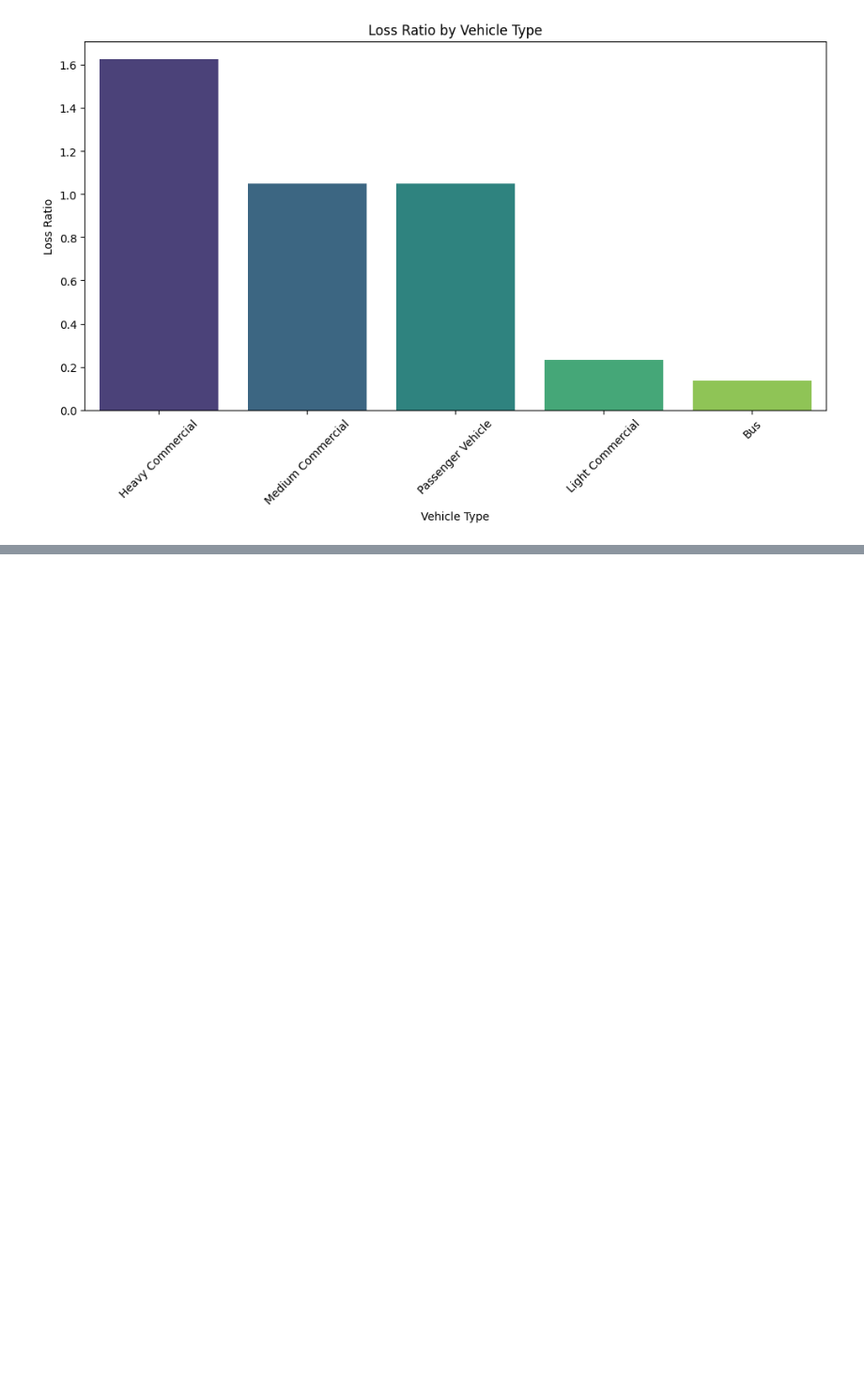
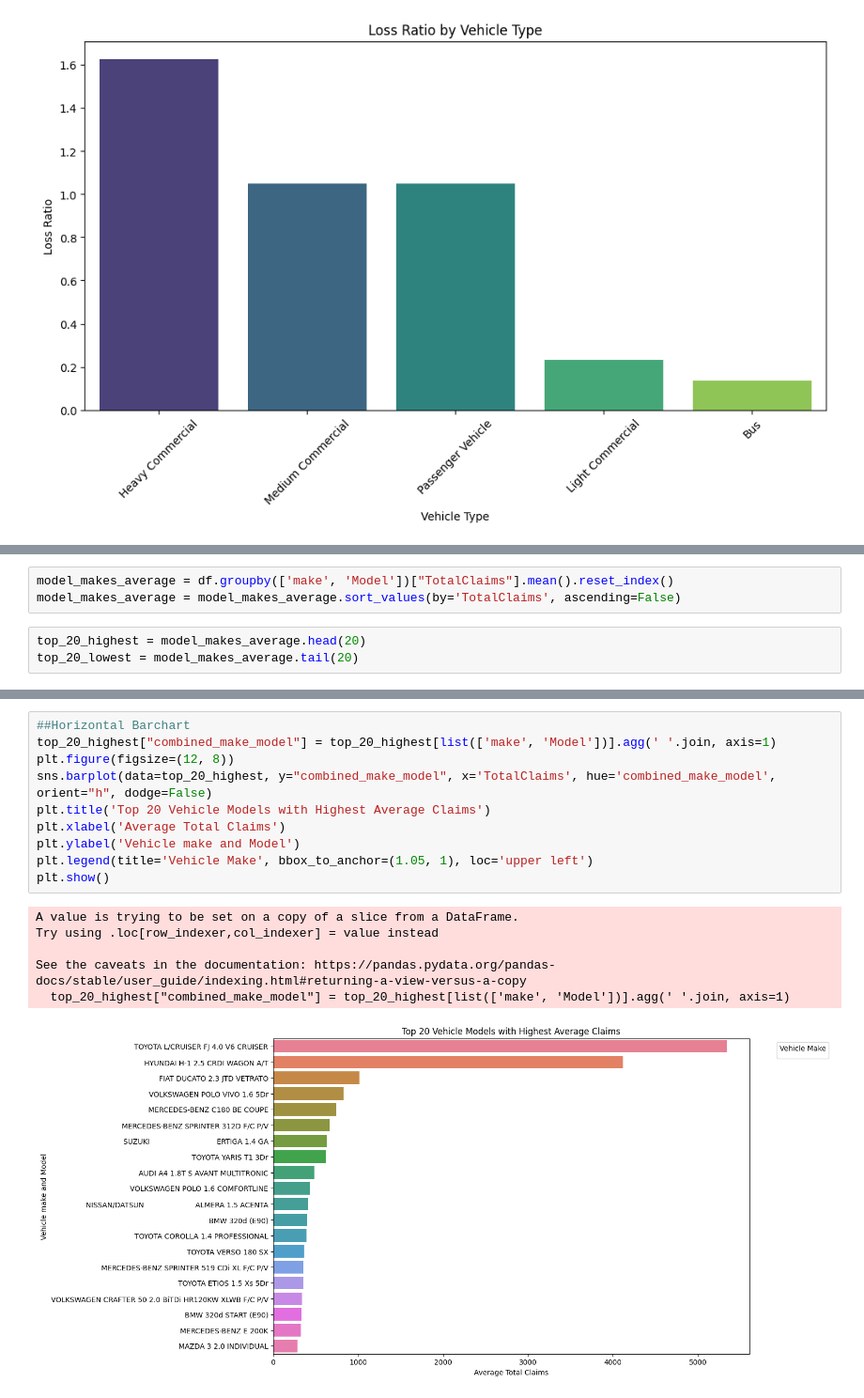
Before and after one commit to tegbiye/End-to-End-Insurance-Risk-Analytics-Predictive-Modeling, a Jupyter notebook: notebooks/eda_insurance_risk_analytics.ipynb, the cells around one changed output, grey strips where cells are left out. Shown at 94% size. Cells and saved outputs as stored; diff of their text form; blank space fills up the shorter version.

```diff
--- a/notebooks/eda_insurance_risk_analytics.ipynb
+++ b/notebooks/eda_insurance_risk_analytics.ipynb
@@ -209,0 +248,6 @@ gender_summary = df.groupby('Gender').agg(
+# %%
+model_makes_average = df.groupby(['make', 'Model'])["TotalClaims"].mean().reset_index()
+model_makes_average = model_makes_average.sort_values(by='TotalClaims', ascending=False)
+# %%
+top_20_highest = model_makes_average.head(20)
+top_20_lowest = model_makes_average.tail(20)
@@ -209,0 +306,17 @@ gender_summary = df.groupby('Gender').agg(
+# %%
+##Horizontal Barchart
+top_20_highest["combined_make_model"] = top_20_highest[list(['make', 'Model'])].agg(' '.join, axis=1)
+plt.figure(figsize=(12, 8))
+sns.barplot(data=top_20_highest, y="combined_make_model", x='TotalClaims', hue='combined_make_model', orient="h", dodge=False)
+plt.title('Top 20 Vehicle Models with Highest Average Claims')
+plt.xlabel('Average Total Claims')
+plt.ylabel('Vehicle make and Model')
+plt.legend(title='Vehicle Make', bbox_to_anchor=(1.05, 1), loc='upper left')
+plt.show()
+# %% [output]
+A value is trying to be set on a copy of a slice from a DataFrame.
+Try using .loc[row_indexer,col_indexer] = value instead
+
+See the caveats in the documentation: https://pandas.pydata.org/pandas-docs/stable/user_guide/indexing.html#returning-a-view-versus-a-copy
+  top_20_highest["combined_make_model"] = top_20_highest[list(['make', 'Model'])].agg(' '.join, axis=1)
+[figure, added]
```
Also changed, not shown: parts of 15 cells of this notebook.
